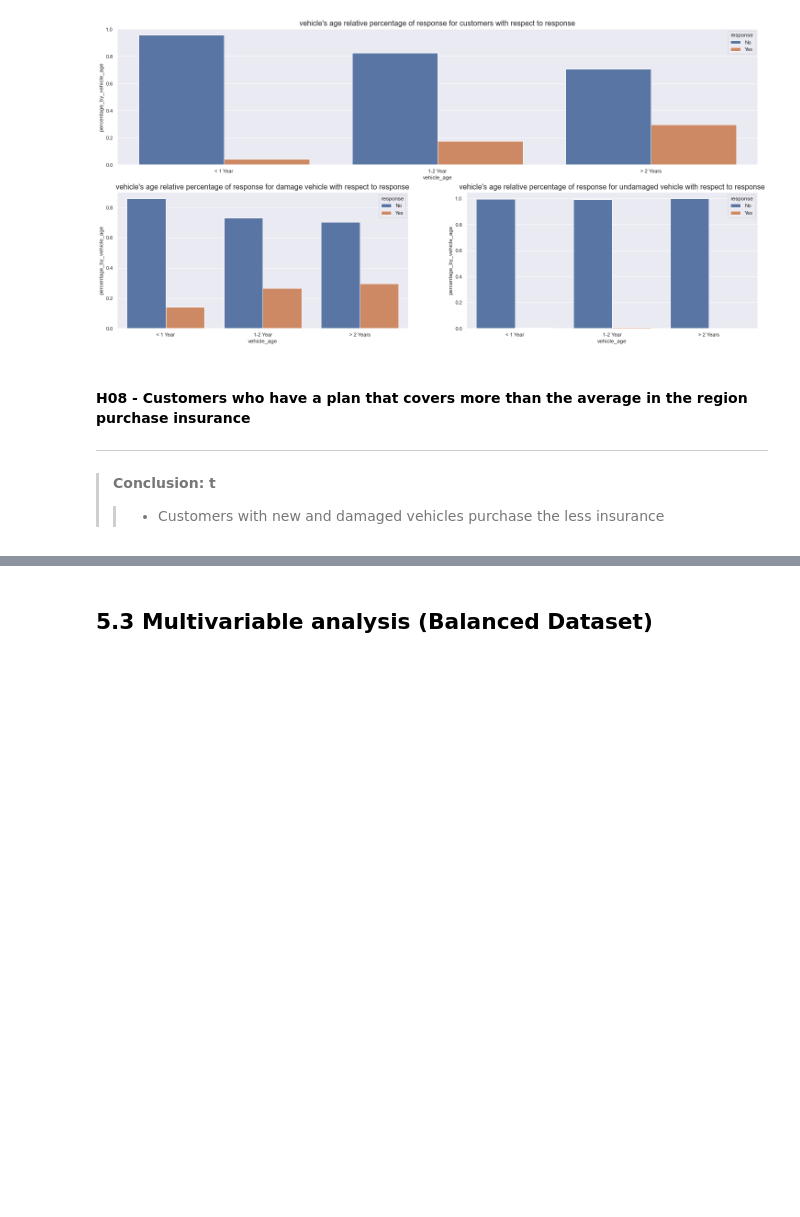
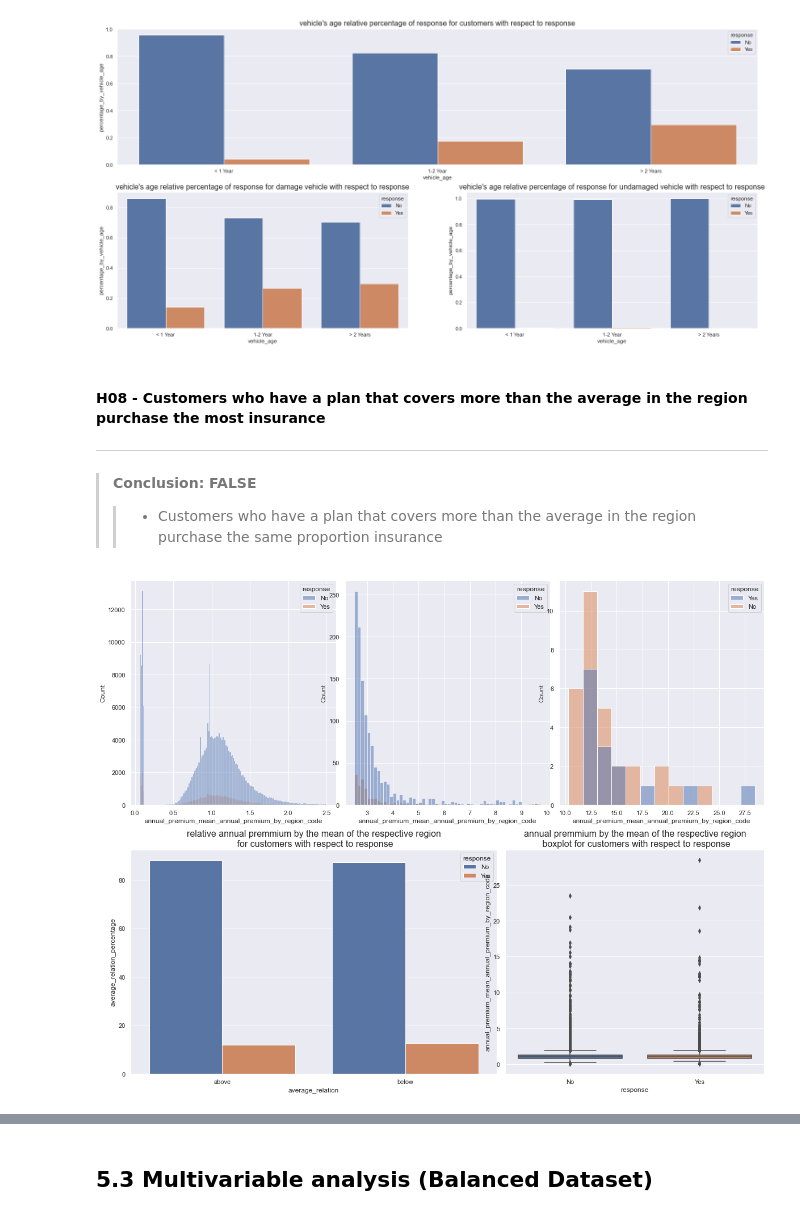
Before and after one commit to FabioCaffarello/insurance-cross-sell, a Jupyter notebook: 01-Notebooks/end_to_end_insurance_cross_sell.ipynb, the cells around one changed output, grey strips where cells are left out. Drawn from its saved outputs; the diff is of its cells as text; code cells hidden in the pictures; blank space fills up the shorter version.

```diff
--- a/01-Notebooks/end_to_end_insurance_cross_sell.ipynb
+++ b/01-Notebooks/end_to_end_insurance_cross_sell.ipynb
@@ -881,7 +882,7 @@ plt.title("vehicle's age relative percentage of response for undamaged vehicle w
 # %% [output]
 [figure]
 # %% [markdown]
-#### **H08** - Customers who have a plan that covers more than the average in the region purchase insurance
+#### **H08** - Customers who have a plan that covers more than the average in the region purchase the most insurance
 ---
-> **Conclusion: t**
->> - Customers with new and damaged vehicles purchase the less insurance
+> **Conclusion: FALSE**
+>> - Customers who have a plan that covers more than the average in the region purchase the same proportion insurance
@@ -889,0 +889,45 @@ df05_u[(df05_u[''] == )]
+# %%
+aux08 = df05_u[['annual_premium_mean_annual_premium_by_region_code', 'response']]
+
+# Change response to Yes/No
+aux08['response'] = aux08['response'].apply(lambda row: 'Yes' if row == 1 else 'No')
+
+cort = 2.5
+cort_2 = 10
+
+aux08_0 = aux08[aux08['annual_premium_mean_annual_premium_by_region_code'] < cort]
+aux08_1 = aux08[(aux08['annual_premium_mean_annual_premium_by_region_code'] >= cort) & (aux08['annual_premium_mean_annual_premium_by_region_code'] < cort_2)]
+aux08_2 = aux08[aux08['annual_premium_mean_annual_premium_by_region_code'] >= cort_2]
+
+plt.figure(figsize=(20, 16))
+grid = GridSpec(2, 12)
+
+plt.subplot(grid[0, :4])
+sns.histplot(x='annual_premium_mean_annual_premium_by_region_code', data=aux08_0, hue='response');
+
+plt.subplot(grid[0, 4:8])
+sns.histplot(x='annual_premium_mean_annual_premium_by_region_code', data=aux08_1, hue='response');
+
+plt.subplot(grid[0, 8:])
+sns.histplot(x='annual_premium_mean_annual_premium_by_region_code', data=aux08_2, hue='response');
+
+
+aux08_3 = aux08[aux08['annual_premium_mean_annual_premium_by_region_code'] > 1].groupby('response').size().reset_index().rename(columns={0:"total"})
+aux08_3['average_relation_percentage'] = aux08_3['total'] / aux08_3['total'].sum() * 100
+aux08_3['average_relation'] = 'above'
+
+aux08_4 = aux08[aux08['annual_premium_mean_annual_premium_by_region_code'] <= 1].groupby('response').size().reset_index().rename(columns={0:"total"})
+aux08_4['average_relation_percentage'] = aux08_4['total'] / aux08_4['total'].sum() * 100
+aux08_4['average_relation'] = 'below'
+
+aux08_4 = pd.concat([aux08_3, aux08_4], axis=0)
+
+plt.subplot(grid[1, :7])
+sns.barplot(x='average_relation', y='average_relation_percentage', hue='response', data=aux08_4);
+plt.title("relative annual premmium by the mean of the respective region\n for customers with respect to response", fontsize=16);
+
+plt.subplot(grid[1, 7:])
+sns.boxplot(x='response', y='annual_premium_mean_annual_premium_by_region_code', data=aux08);
+plt.title("annual premmium by the mean of the respective region\n boxplot for customers with respect to response", fontsize=16);
+# %% [output]
+[figure, added]
```
Also changed, not shown: parts of 6 cells of this notebook.
